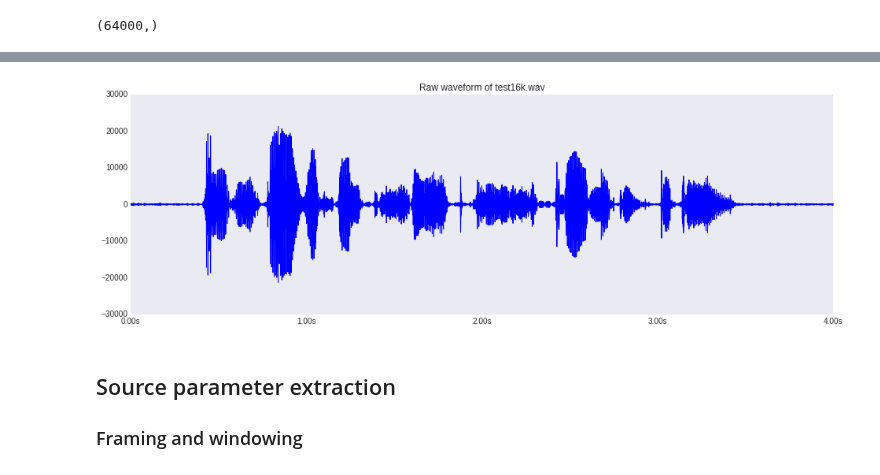
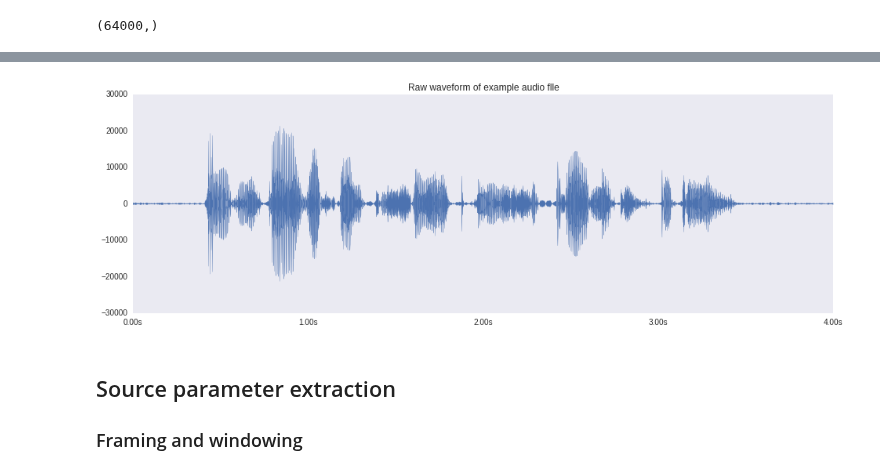
Before and after one commit to r9y9/pysptk, a Jupyter notebook: examples/Speech analysis and re-synthesis.ipynb, the cells around one changed output, grey strips where cells are left out. Drawn from its saved outputs; the diff is of its cells as text; code cells hidden in the pictures.

```diff
--- a/examples/Speech analysis and re-synthesis.ipynb
+++ b/examples/Speech analysis and re-synthesis.ipynb
@@ -17,7 +17,7 @@ Populating the interactive namespace from numpy and matplotlib
 # %%
 import matplotlib
 import seaborn
-seaborn.set_style("dark")
+seaborn.set(style="dark")
 rcParams['figure.figsize'] = (16, 5)
 # %%
 from IPython.display import Audio
@@ -37,11 +37,11 @@ print x.shape
 (64000,)
 # %%
 librosa.display.waveplot(x, sr=sr)
-title("Raw waveform of test16k.wav")
+title("Raw waveform of example audio flle")
 Audio(x, rate=sr)
 # %% [output]
 [interactive output not drawn]
-[figure, old version]
+[figure, new version]
 # %% [markdown]
 ## Source parameter extraction
 
```
Also changed, not shown: parts of 7 cells of this notebook.
